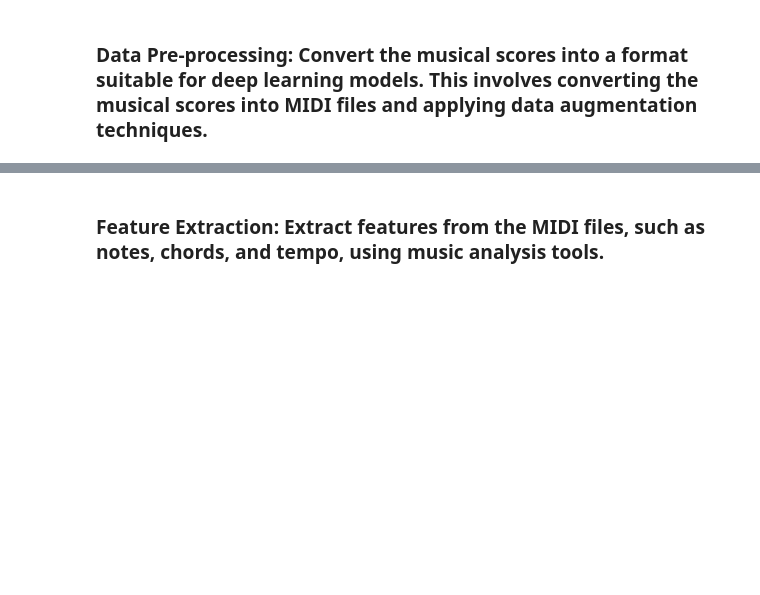
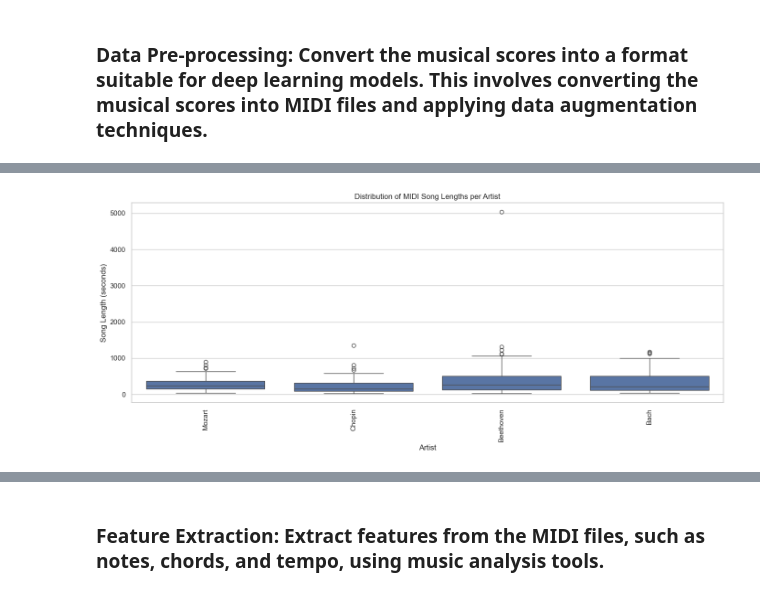
Before and after one commit to victorhg/aai511-final-project-group6, a Jupyter notebook: main.ipynb, the cells around one changed output, grey strips where cells are left out. Saved outputs shown, nothing was run; the diff lists cells and outputs as text; code cells hidden in the pictures; blank space fills up the shorter version.

```diff
--- a/main.ipynb
+++ b/main.ipynb
@@ -1,3 +1,22 @@
 # %% [markdown]
 ### AAI 511 Final Project - Group 6
 #### Zach Artman, Victor Hugo Germano, Diego Acevedo
+# %%
+# Imports and Setup
+import os
+import midi_access as midi # Helper functions in the midi_access.py file
+import seaborn as sns
+import matplotlib.pyplot as plt
+import numpy as np
+from collections import Counter
+import pandas as pd
+import shutil
+import pretty_midi
+from sklearn.preprocessing import LabelEncoder, StandardScaler
+from sklearn.model_selection import train_test_split
+from tensorflow.keras.preprocessing.sequence import pad_sequences
+
+sns.set_theme(style="whitegrid")
+
+BASE_MIDI_DIR = './dataset_module_7'
+ARTISTS_DIR = os.path.join(BASE_MIDI_DIR, 'all_files')
@@ -7,0 +178,20 @@
+# %%
+# Collect lengths and artists
+data = []
+for artist, midi_list in artist_midi_dict.items():
+    for midi_data in midi_list:
+        length = midi_data.get_end_time()
+        data.append({'artist': artist, 'length': length})
+
+df = pd.DataFrame(data)
+
+plt.figure(figsize=(14, 6))
+sns.boxplot(x='artist', y='length', data=df)
+plt.xticks(rotation=90)
+plt.xlabel('Artist')
+plt.ylabel('Song Length (seconds)')
+plt.title('Distribution of MIDI Song Lengths per Artist')
+plt.tight_layout()
+plt.show()
+# %% [output]
+[figure, added]
```
Also changed, not shown: parts of 22 cells of this notebook.
